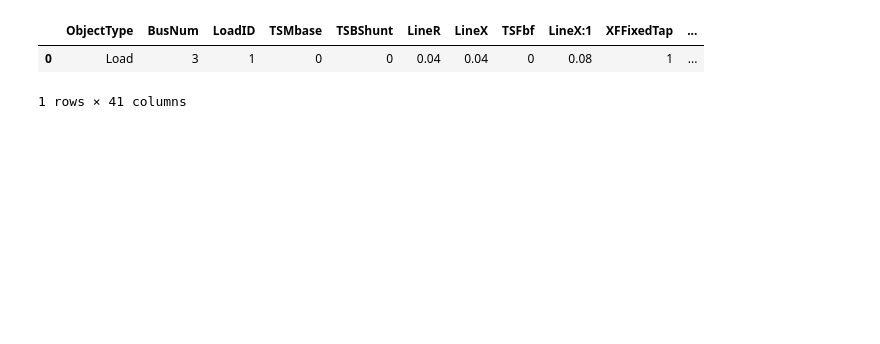
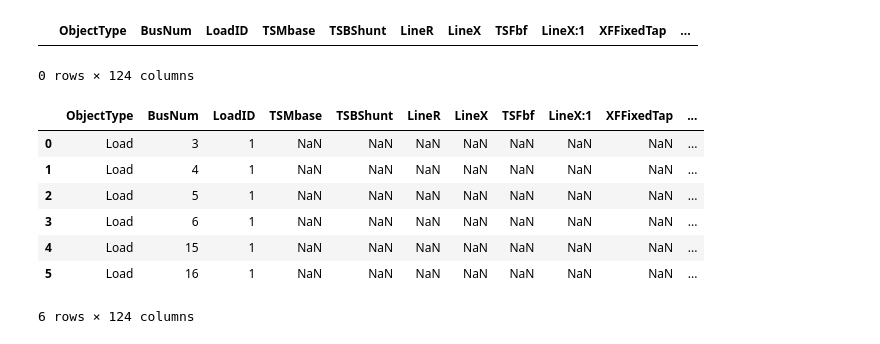
Before and after one commit to OverbyeResearchGroup/Synthetic-System-Protection, a Jupyter notebook: Composite Load Models/WECC Model.ipynb, the cells around one changed output. Cells and saved outputs as stored; diff of their text form; code cells hidden in the pictures; blank space fills up the shorter version.

Commit message:
Composite Load Model
Updated the files to the correct code.

```diff
--- a/Composite Load Models/WECC Model.ipynb
+++ b/Composite Load Models/WECC Model.ipynb
@@ -184,8 +179,7 @@ Motor C Parameters:
 '''
 motorC_kf = ['TSMotorC:1', 'TSMotorC:2', 'TSMotorC:3', 'TSMotorC:4', 'TSMotorC:5', 'TSMotorC:6', 'TSMotorC:7',
                  'TSMotorC:8', 'TSMotorC:9', 'TSMotorC:10', 'TSMotorC:11', 'TSMotorC:12', 'TSMotorC:13',
-                 'TSMotorC:14', 'TSMotorC:15', 'TSMotorC:16', 'TSMotorC:17', 'TSMotorC:18', 'TSMotorC:19',
-                 'TSMotorC:20', 'TSMotorC:21', 'TSMotorC:22']
+                 'TSMotorC:14', 'TSMotorC:15', 'TSMotorC:16', 'TSMotorC:17', 'TSMotorC:18', 'TSMotorC:19']
 # %%
 '''
 Motor D Parameters:
@@ -217,3 +211,8 @@ motorD_kf = ['TSMotorD:1', 'TSMotorD:2', 'TSMotorD:3', 'TSMotorD:4', 'TSMotorD:5
                  'TSMotorD:8', 'TSMotorD:9', 'TSMotorD:10', 'TSMotorD:11', 'TSMotorD:12', 'TSMotorD:13',
                  'TSMotorD:14', 'TSMotorD:15', 'TSMotorD:16', 'TSMotorD:17', 'TSMotorD:18', 'TSMotorD:19',
                  'TSMotorD:20', 'TSMotorD:21', 'TSMotorD:22']
+# %%
+## Get all loads in the system
+load_kf = saw.get_key_field_list('load')
+loads = saw.GetParametersMultipleElement('load', load_kf)
+loads
@@ -220,8 +227,22 @@ motorD_kf = ['TSMotorD:1', 'TSMotorD:2', 'TSMotorD:3', 'TSMotorD:4', 'TSMotorD:5
 # %%
 WECC_Model= saw.GetParametersMultipleElement('LoadCharacteristic_CMPLDW', CMPLDW_kf + substation_feeder_kf + Trans_Dist_XF_kf + Load_Comp_Frac
-                                                + power_elec_kf + static_load_kf)# + motor_type_kf + motorA_kf + motorB_kf + motorC_kf + motorD_kf)
-WECC_Model
+                                                + power_elec_kf + static_load_kf + motor_type_kf + motorA_kf + motorB_kf + motorC_kf + motorD_kf)
-# %% [output]
-|  | ObjectType | BusNum | LoadID | TSMbase | TSBShunt | LineR | LineX | TSFbf | LineX:1 | XFFixedTap | ... |
-| 0 | Load | 3 | 1 | 0 | 0 | 0.04 | 0.04 | 0 | 0.08 | 1 | ... |
-1 rows × 41 columns
+# %%
+WECC_Model_Test = WECC_Model[0:0]
+WECC_Model_Test
+# %% [output]
+|  | ObjectType | BusNum | LoadID | TSMbase | TSBShunt | LineR | LineX | TSFbf | LineX:1 | XFFixedTap | ... |
+0 rows × 124 columns
+# %%
+WECC_Model_Test = pd.concat([WECC_Model_Test, loads], ignore_index=True)
+WECC_Model_Test.loc[:,'ObjectType'] = 'Load'
+WECC_Model_Test
+# %% [output]
+|  | ObjectType | BusNum | LoadID | TSMbase | TSBShunt | LineR | LineX | TSFbf | LineX:1 | XFFixedTap | ... |
+| 0 | Load | 3 | 1 | NaN | NaN | NaN | NaN | NaN | NaN | NaN | ... |
+| 1 | Load | 4 | 1 | NaN | NaN | NaN | NaN | NaN | NaN | NaN | ... |
+| 2 | Load | 5 | 1 | NaN | NaN | NaN | NaN | NaN | NaN | NaN | ... |
+| 3 | Load | 6 | 1 | NaN | NaN | NaN | NaN | NaN | NaN | NaN | ... |
+| 4 | Load | 15 | 1 | NaN | NaN | NaN | NaN | NaN | NaN | NaN | ... |
+| 5 | Load | 16 | 1 | NaN | NaN | NaN | NaN | NaN | NaN | NaN | ... |
+6 rows × 124 columns
```
Also changed, not shown: parts of 16 cells of this notebook, 6 other files.
